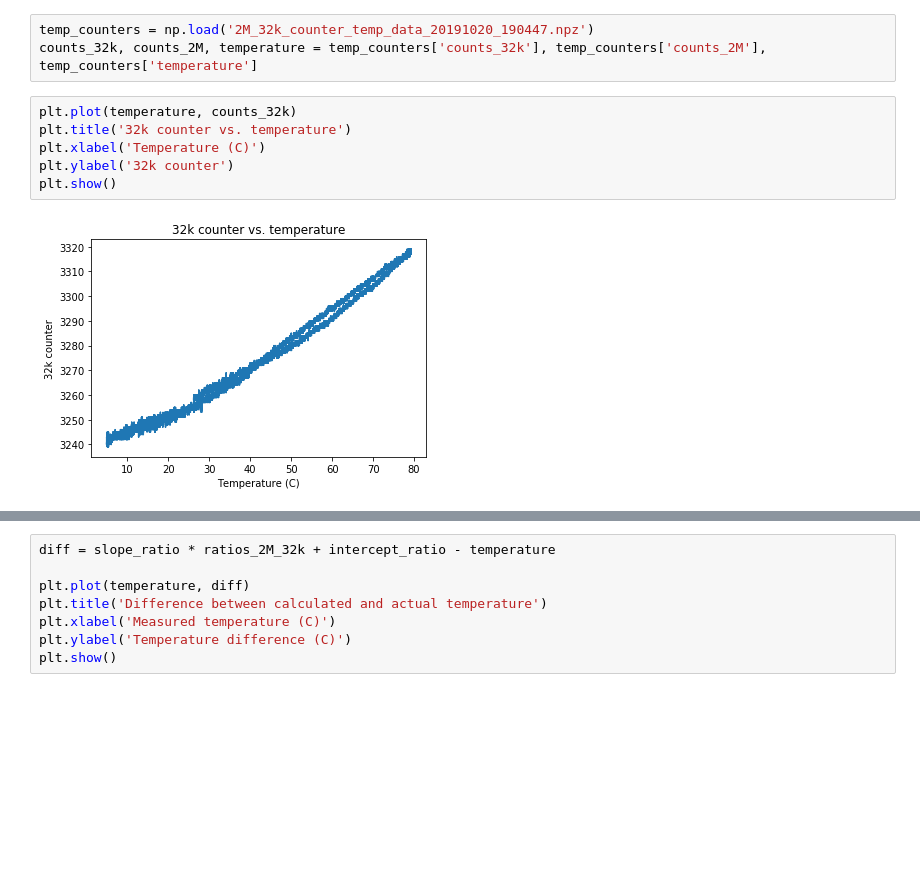
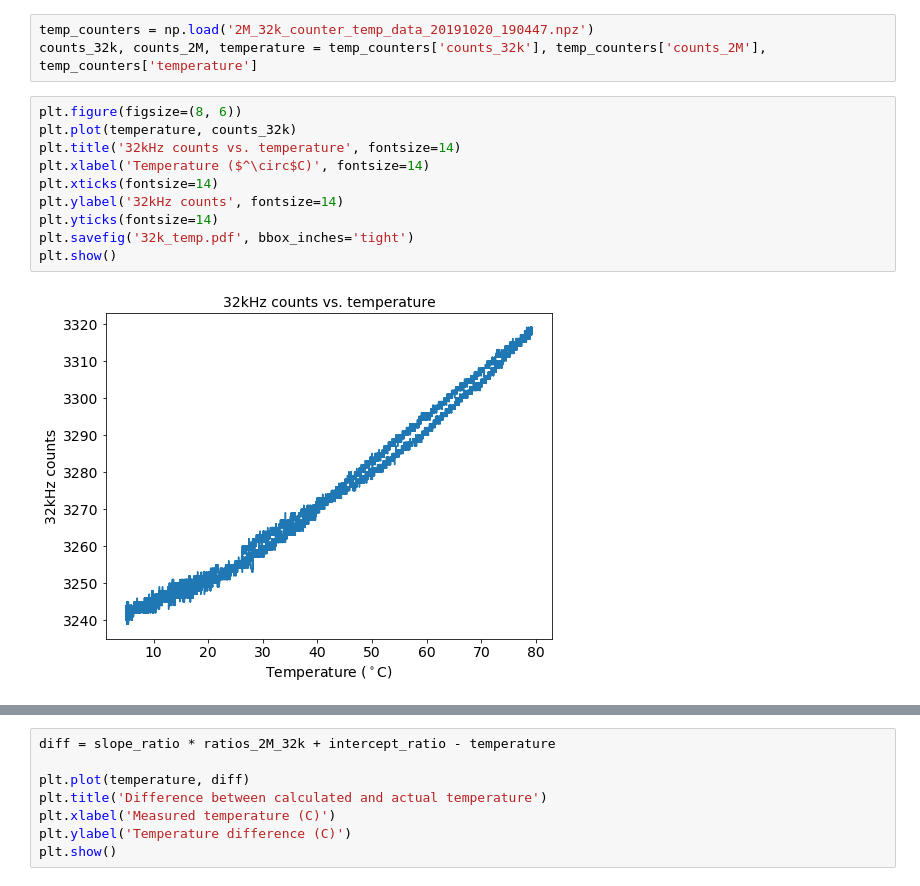
Before and after one commit to cwdao/scum-test-code, a Jupyter notebook: scum/counter_temp/2M_32k_counter_temp.ipynb, the cells around one changed output, grey strips where cells are left out. Saved outputs shown, nothing was run; the diff lists cells and outputs as text; blank space fills up the shorter version.

```diff
--- a/scum/counter_temp/2M_32k_counter_temp.ipynb
+++ b/scum/counter_temp/2M_32k_counter_temp.ipynb
@@ -6,11 +6,15 @@ import scipy.stats
 temp_counters = np.load('2M_32k_counter_temp_data_20191020_190447.npz')
 counts_32k, counts_2M, temperature = temp_counters['counts_32k'], temp_counters['counts_2M'], temp_counters['temperature']
 # %%
+plt.figure(figsize=(8, 6))
 plt.plot(temperature, counts_32k)
-plt.title('32k counter vs. temperature')
-plt.xlabel('Temperature (C)')
-plt.ylabel('32k counter')
+plt.title('32kHz counts vs. temperature', fontsize=14)
+plt.xlabel('Temperature ($^\circ$C)', fontsize=14)
+plt.xticks(fontsize=14)
+plt.ylabel('32kHz counts', fontsize=14)
+plt.yticks(fontsize=14)
+plt.savefig('32k_temp.pdf', bbox_inches='tight')
 plt.show()
 # %% [output]
-[figure, old version]
+[figure, new version]
 # %%
```
Also changed, not shown: parts of 2 cells of this notebook, 11 other files.
